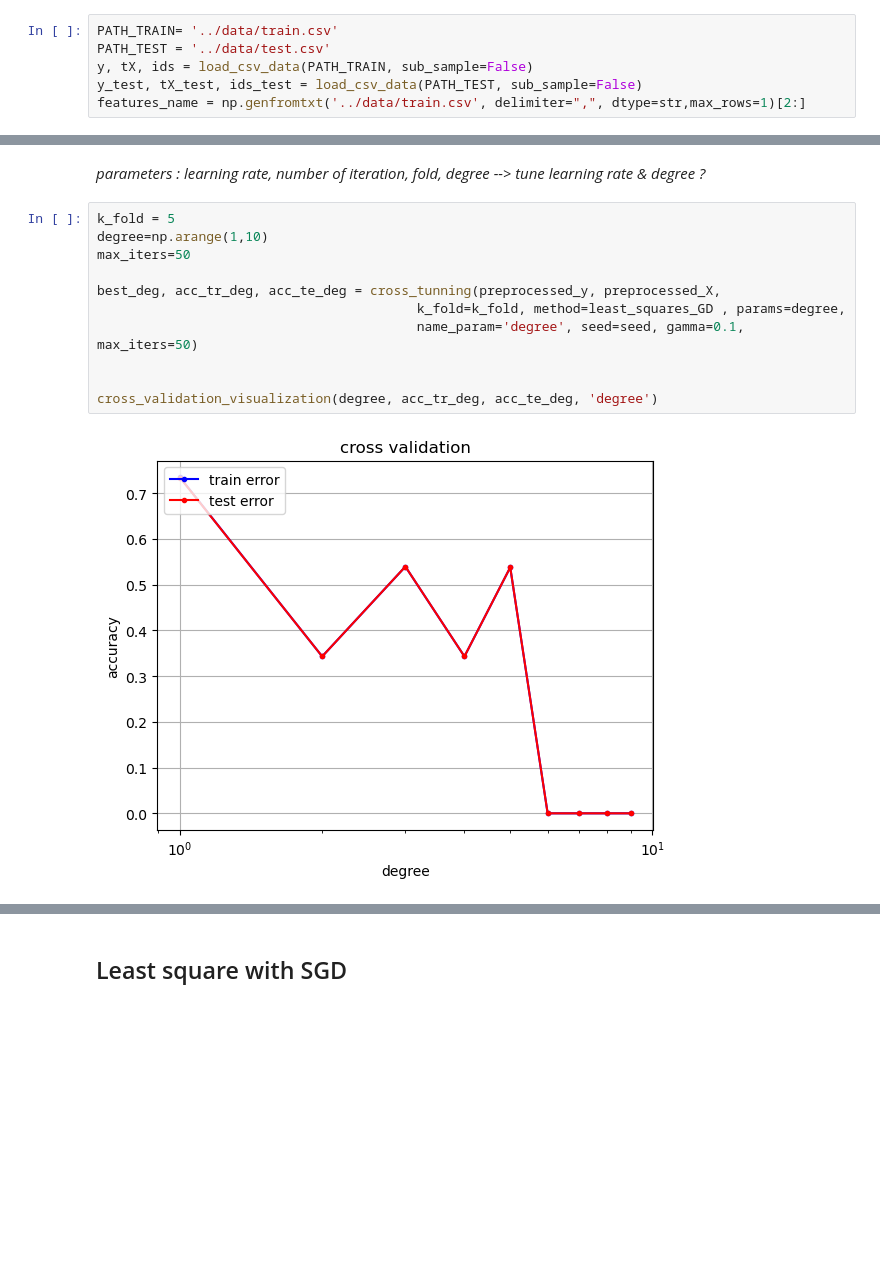
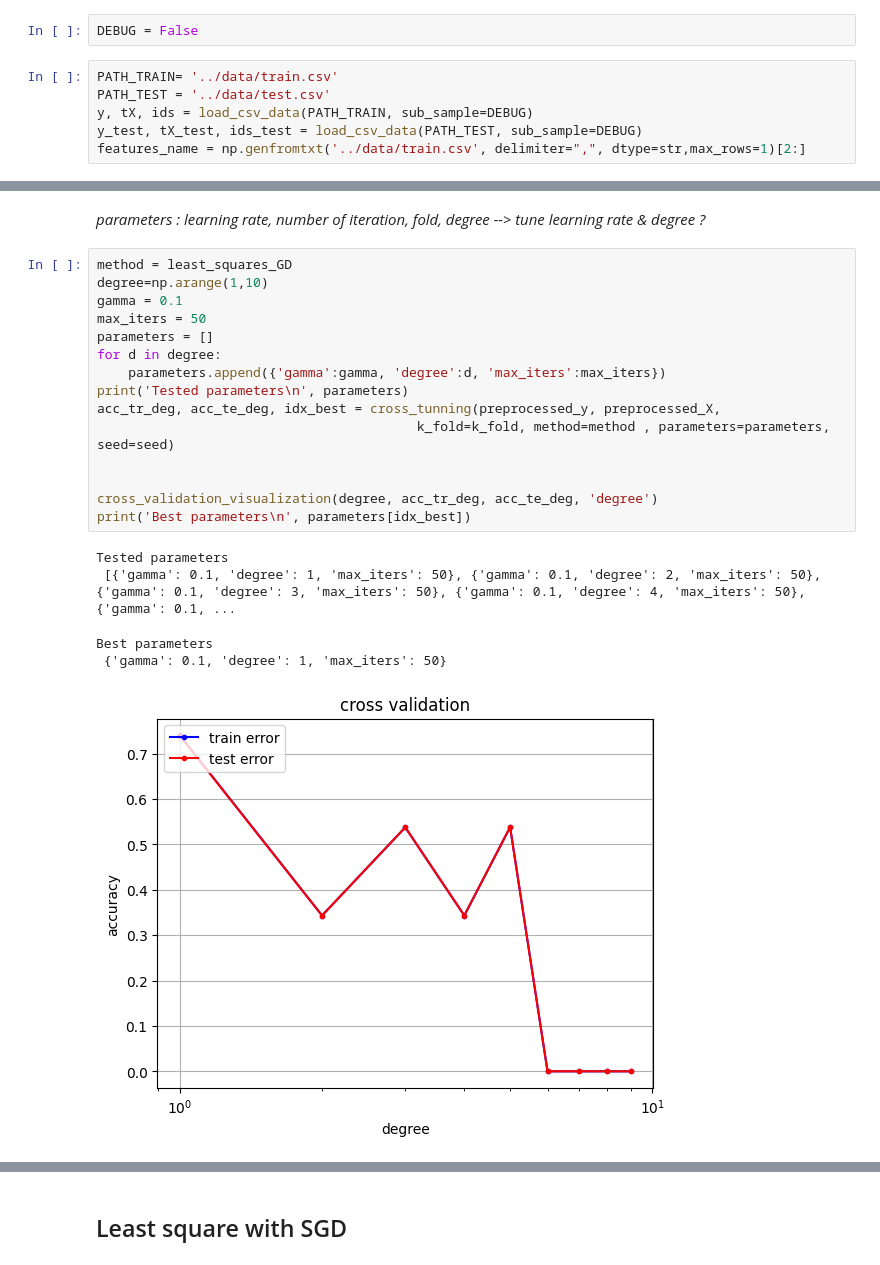
Before and after one commit to Alicia-max/ML--Binary-classification_Higgs-boson-competition, a Jupyter notebook: project/visu.ipynb, the cells around one changed output, grey strips where cells are left out. Drawn from its saved outputs; the diff is of its cells as text; blank space fills up the shorter version.

```diff
--- a/project/visu.ipynb
+++ b/project/visu.ipynb
@@ -19,10 +19,12 @@ from plot import*
 # %% [markdown]
 # Data Exploration
+# %%
+DEBUG = False
 # %%
 PATH_TRAIN= '../data/train.csv'
 PATH_TEST = '../data/test.csv'
-y, tX, ids = load_csv_data(PATH_TRAIN, sub_sample=False)
-y_test, tX_test, ids_test = load_csv_data(PATH_TEST, sub_sample=False)
+y, tX, ids = load_csv_data(PATH_TRAIN, sub_sample=DEBUG)
+y_test, tX_test, ids_test = load_csv_data(PATH_TEST, sub_sample=DEBUG)
 features_name = np.genfromtxt('../data/train.csv', delimiter=",", dtype=str,max_rows=1)[2:]
 # %%
 print("y train size : ", y.shape[0] )
@@ -105,15 +112,23 @@ seed = 2
 *parameters : learning rate, number of iteration, fold, degree
 --> tune learning rate & degree ?*
 # %%
-k_fold = 5
+method = least_squares_GD
 degree=np.arange(1,10)
-max_iters=50
-
-best_deg, acc_tr_deg, acc_te_deg = cross_tunning(preprocessed_y, preprocessed_X,
-                                         k_fold=k_fold, method=least_squares_GD , params=degree,
-                                         name_param='degree', seed=seed, gamma=0.1, max_iters=50)
+gamma = 0.1
+max_iters = 50
+parameters = []
+for d in degree:
+    parameters.append({'gamma':gamma, 'degree':d, 'max_iters':max_iters})
+print('Tested parameters\n', parameters)
+acc_tr_deg, acc_te_deg, idx_best = cross_tunning(preprocessed_y, preprocessed_X,
+                                         k_fold=k_fold, method=method , parameters=parameters, seed=seed)
 
 
 cross_validation_visualization(degree, acc_tr_deg, acc_te_deg, 'degree')
+print('Best parameters\n', parameters[idx_best])
 # %% [output]
+Tested parameters
+ [{'gamma': 0.1, 'degree': 1, 'max_iters': 50}, {'gamma': 0.1, 'degree': 2, 'max_iters': 50}, {'gamma': 0.1, 'degree': 3, 'max_iters': 50}, {'gamma': 0.1, 'degree': 4, 'max_iters': 50}, {'gamma': 0.1, ...
+Best parameters
+ {'gamma': 0.1, 'degree': 1, 'max_iters': 50}
-[figure, old version]
+[figure, new version]
```
Also changed, not shown: parts of 22 cells of this notebook, 5 other files.
